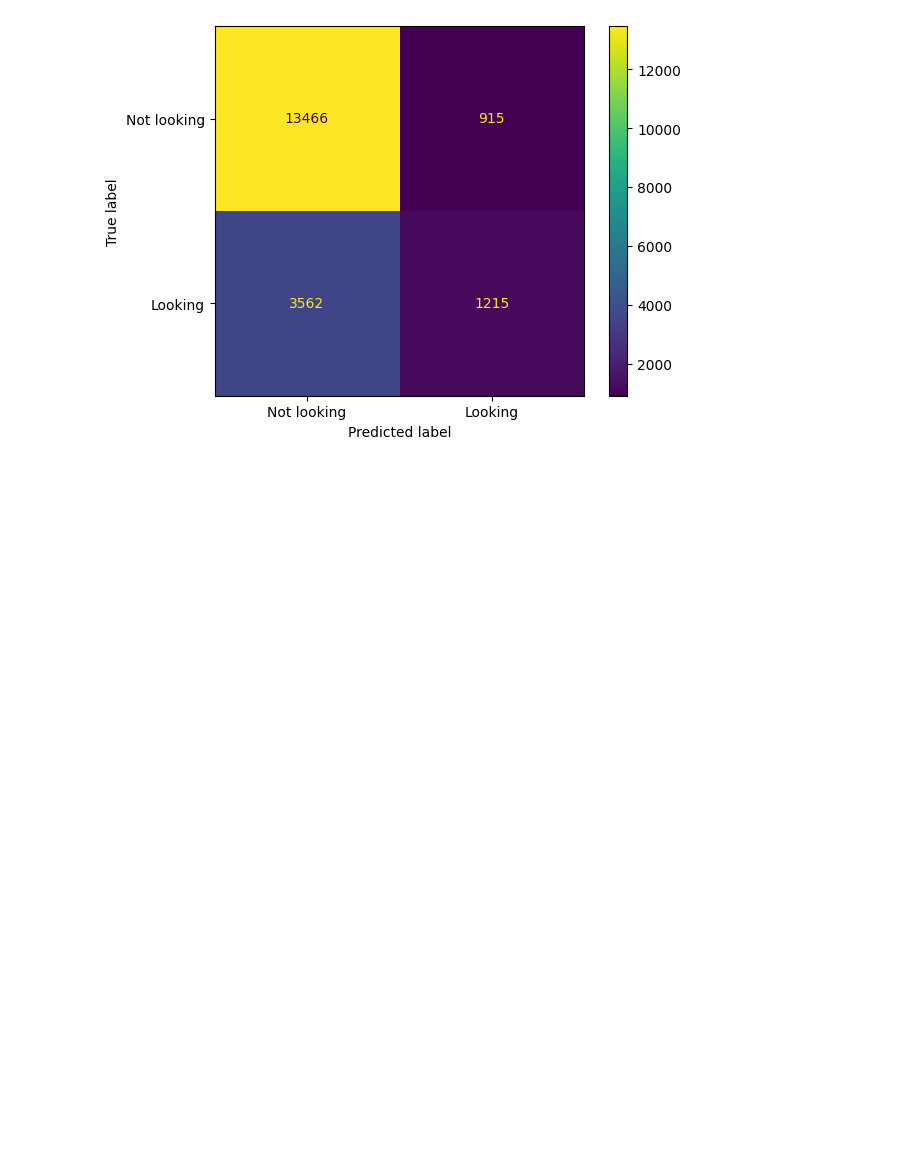
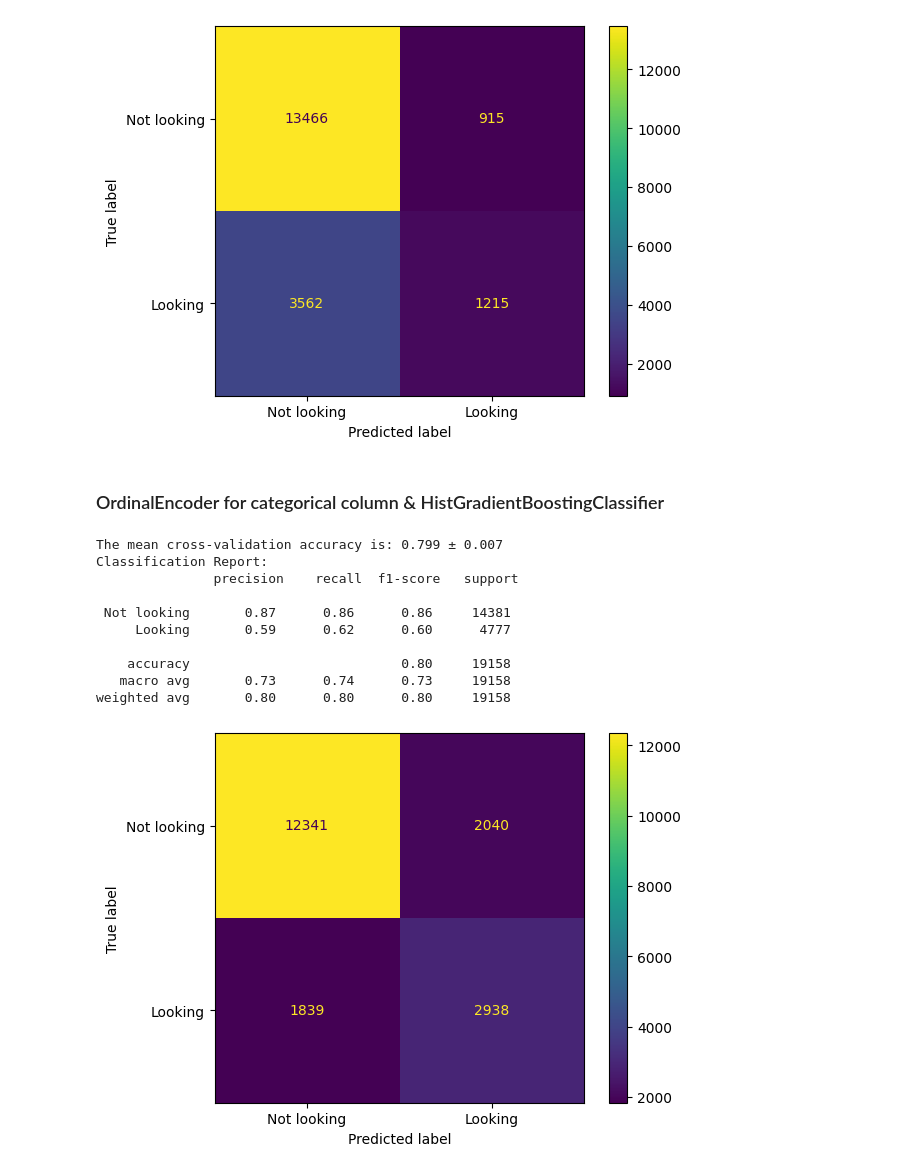
Before and after one commit to simone-viozzi/interviews-data-science-assignment, a Jupyter notebook: classify_employees.ipynb, the cells around one changed output. Saved outputs shown, nothing was run; the diff lists cells and outputs as text; code cells hidden in the pictures; blank space fills up the shorter version.

Commit message:
use OrdinalEncoder for categorical & HistGradientBoostingClassifier

```diff
--- a/classify_employees.ipynb
+++ b/classify_employees.ipynb
@@ -61,7 +57,6 @@ from sklearn.preprocessing import StandardScaler
 
 X, y = get_X_y(dataset)
 
-categorical_cols = ["city", "gender", "enrolled_university", "major_discipline", "company_type"]
 X.drop(categorical_cols, axis=1, inplace=True)
 
 scaler = StandardScaler()
@@ -91,3 +86,47 @@ Classification Report:
    macro avg       0.68      0.60      0.60     19158
 weighted avg       0.74      0.77      0.73     19158
 [figure]
+# %% [markdown]
+### OrdinalEncoder for categorical column & HistGradientBoostingClassifier
+# %%
+from sklearn.compose import ColumnTransformer
+from sklearn.pipeline import make_pipeline
+from sklearn.preprocessing import OrdinalEncoder
+from sklearn.ensemble import HistGradientBoostingClassifier
+
+X, y = get_X_y(dataset)
+
+categorical_preprocessor = OrdinalEncoder(
+    handle_unknown="use_encoded_value",
+    unknown_value=-1,
+)
+
+preprocessor = ColumnTransformer(
+    [("categorical", categorical_preprocessor, categorical_cols)],
+    remainder="passthrough",
+)
+
+model = make_pipeline(preprocessor, HistGradientBoostingClassifier())
+cv_result = cross_validate(model, X, y, cv=5)
+
+scores = cv_result["test_score"]
+print("The mean cross-validation accuracy is: " f"{scores.mean():.3f} ± {scores.std():.3f}")
+
+y_pred = cross_val_predict(model, X, y, cv=5)
+
+classification_eval(
+    y_test=y,
+    y_pred=y_pred,
+)
+# %% [output]
+The mean cross-validation accuracy is: 0.799 ± 0.007
+Classification Report:
+               precision    recall  f1-score   support
+
+ Not looking       0.87      0.86      0.86     14381
+     Looking       0.59      0.62      0.60      4777
+
+    accuracy                           0.80     19158
+   macro avg       0.73      0.74      0.73     19158
+weighted avg       0.80      0.80      0.80     19158
+[figure, added]
```
Also changed, not shown: parts of 1 cell of this notebook.
